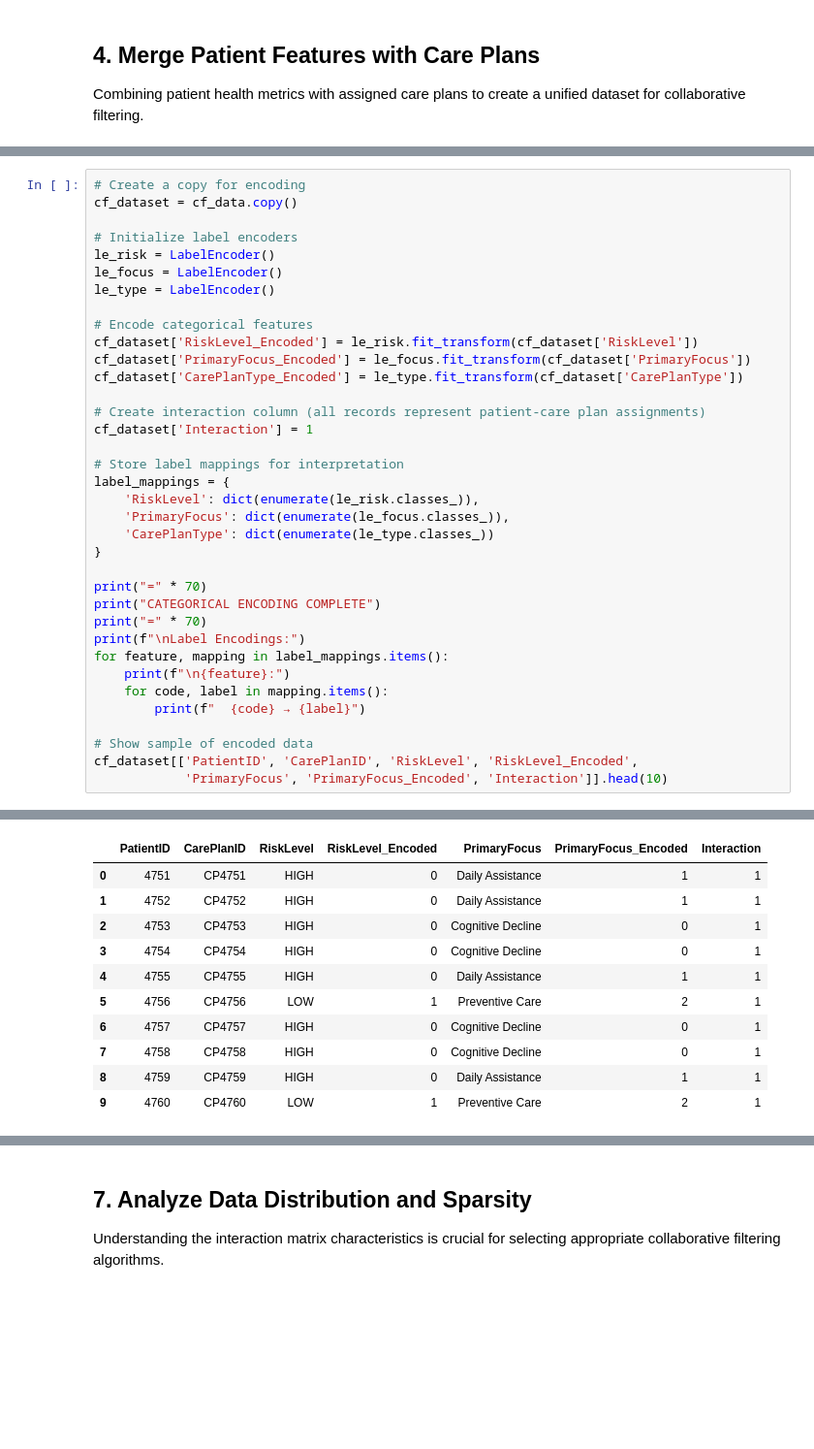
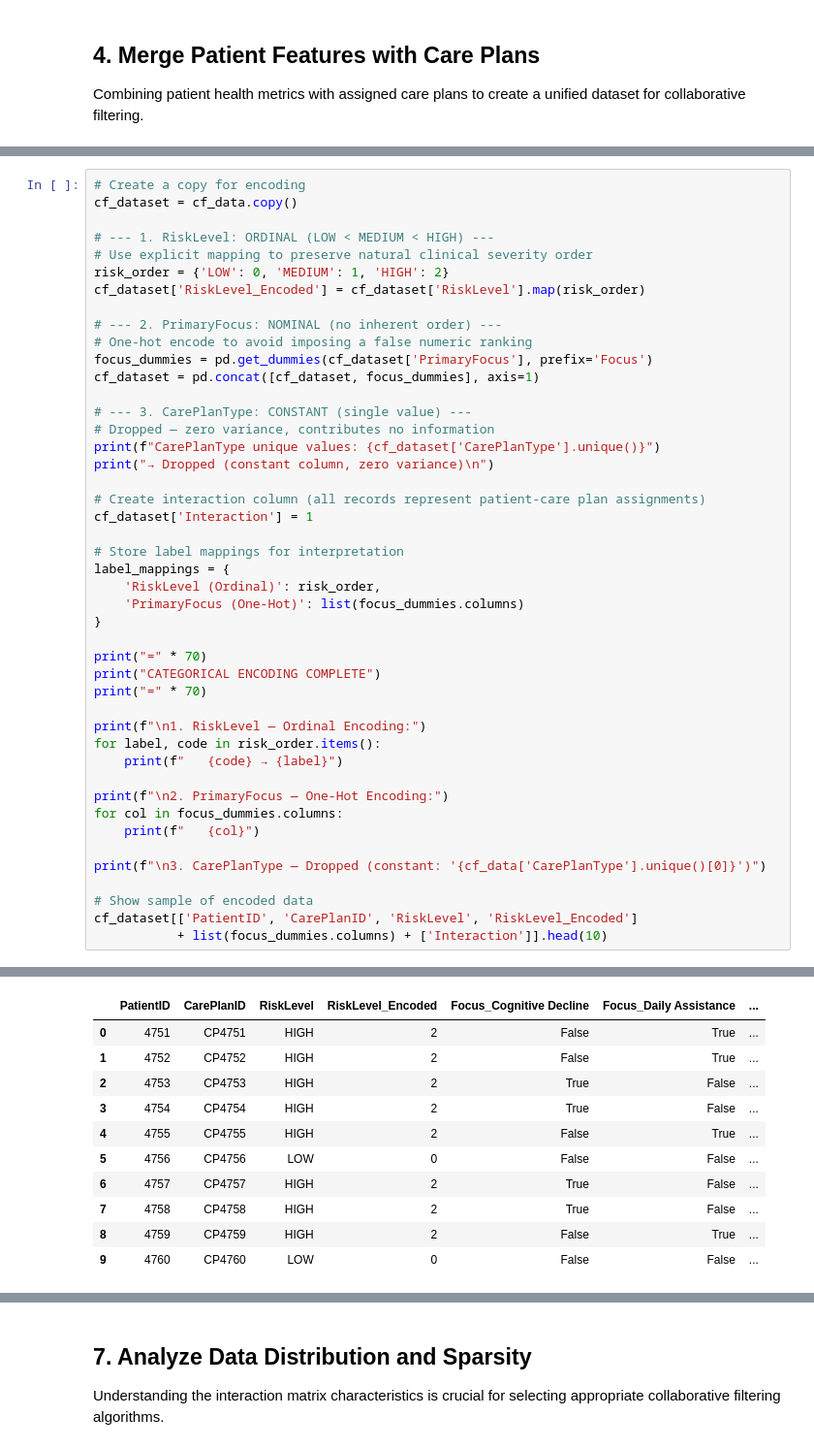
Before and after one commit to TechHive-4SAE11/alzheimers-ml-notebooks, a Jupyter notebook: care-plan-collaborative-filtering-prep.ipynb, the cells around one changed output, grey strips where cells are left out. Shown at 97% size. Drawn from its saved outputs; the diff is of its cells as text; blank space fills up the shorter version.

```diff
--- a/care-plan-collaborative-filtering-prep.ipynb
+++ b/care-plan-collaborative-filtering-prep.ipynb
@@ -224,36 +269,45 @@ Preparing categorical care plan features for machine learning by encoding them n
 # Create a copy for encoding
 cf_dataset = cf_data.copy()
 
-# Initialize label encoders
-le_risk = LabelEncoder()
-le_focus = LabelEncoder()
-le_type = LabelEncoder()
+# --- 1. RiskLevel: ORDINAL (LOW < MEDIUM < HIGH) ---
+# Use explicit mapping to preserve natural clinical severity order
+risk_order = {'LOW': 0, 'MEDIUM': 1, 'HIGH': 2}
+cf_dataset['RiskLevel_Encoded'] = cf_dataset['RiskLevel'].map(risk_order)
 
-# Encode categorical features
-cf_dataset['RiskLevel_Encoded'] = le_risk.fit_transform(cf_dataset['RiskLevel'])
-cf_dataset['PrimaryFocus_Encoded'] = le_focus.fit_transform(cf_dataset['PrimaryFocus'])
-cf_dataset['CarePlanType_Encoded'] = le_type.fit_transform(cf_dataset['CarePlanType'])
+# --- 2. PrimaryFocus: NOMINAL (no inherent order) ---
+# One-hot encode to avoid imposing a false numeric ranking
+focus_dummies = pd.get_dummies(cf_dataset['PrimaryFocus'], prefix='Focus')
+cf_dataset = pd.concat([cf_dataset, focus_dummies], axis=1)
+
+# --- 3. CarePlanType: CONSTANT (single value) ---
+# Dropped — zero variance, contributes no information
+print(f"CarePlanType unique values: {cf_dataset['CarePlanType'].unique()}")
+print("→ Dropped (constant column, zero variance)\n")
 
 # Create interaction column (all records represent patient-care plan assignments)
 cf_dataset['Interaction'] = 1
 
 # Store label mappings for interpretation
 label_mappings = {
-    'RiskLevel': dict(enumerate(le_risk.classes_)),
-    'PrimaryFocus': dict(enumerate(le_focus.classes_)),
-    'CarePlanType': dict(enumerate(le_type.classes_))
+    'RiskLevel (Ordinal)': risk_order,
+    'PrimaryFocus (One-Hot)': list(focus_dummies.columns)
 }
 
 print("=" * 70)
 print("CATEGORICAL ENCODING COMPLETE")
 print("=" * 70)
-print(f"\nLabel Encodings:")
-for feature, mapping in label_mappings.items():
-    print(f"\n{feature}:")
-    for code, label in mapping.items():
-        print(f"  {code} → {label}")
+
+print(f"\n1. RiskLevel — Ordinal Encoding:")
+for label, code in risk_order.items():
+    print(f"   {code} → {label}")
+
+print(f"\n2. PrimaryFocus — One-Hot Encoding:")
+for col in focus_dummies.columns:
+    print(f"   {col}")
+
+print(f"\n3. CarePlanType — Dropped (constant: '{cf_data['CarePlanType'].unique()[0]}')")
 
 # Show sample of encoded data
-cf_dataset[['PatientID', 'CarePlanID', 'RiskLevel', 'RiskLevel_Encoded',
-            'PrimaryFocus', 'PrimaryFocus_Encoded', 'Interaction']].head(10)
+cf_dataset[['PatientID', 'CarePlanID', 'RiskLevel', 'RiskLevel_Encoded']
+           + list(focus_dummies.columns) + ['Interaction']].head(10)
 # %% [output]
@@ -278,14 +332,14 @@ CarePlanType:
-|  | PatientID | CarePlanID | RiskLevel | RiskLevel_Encoded | PrimaryFocus | PrimaryFocus_Encoded | Interaction |
-| 0 | 4751 | CP4751 | HIGH | 0 | Daily Assistance | 1 | 1 |
-| 1 | 4752 | CP4752 | HIGH | 0 | Daily Assistance | 1 | 1 |
-| 2 | 4753 | CP4753 | HIGH | 0 | Cognitive Decline | 0 | 1 |
-| 3 | 4754 | CP4754 | HIGH | 0 | Cognitive Decline | 0 | 1 |
-| 4 | 4755 | CP4755 | HIGH | 0 | Daily Assistance | 1 | 1 |
-| 5 | 4756 | CP4756 | LOW | 1 | Preventive Care | 2 | 1 |
-| 6 | 4757 | CP4757 | HIGH | 0 | Cognitive Decline | 0 | 1 |
-| 7 | 4758 | CP4758 | HIGH | 0 | Cognitive Decline | 0 | 1 |
-| 8 | 4759 | CP4759 | HIGH | 0 | Daily Assistance | 1 | 1 |
-| 9 | 4760 | CP4760 | LOW | 1 | Preventive Care | 2 | 1 |
+|  | PatientID | CarePlanID | RiskLevel | RiskLevel_Encoded | Focus_Cognitive Decline | Focus_Daily Assistance | ... |
+| 0 | 4751 | CP4751 | HIGH | 2 | False | True | ... |
+| 1 | 4752 | CP4752 | HIGH | 2 | False | True | ... |
+| 2 | 4753 | CP4753 | HIGH | 2 | True | False | ... |
+| 3 | 4754 | CP4754 | HIGH | 2 | True | False | ... |
+| 4 | 4755 | CP4755 | HIGH | 2 | False | True | ... |
+| 5 | 4756 | CP4756 | LOW | 0 | False | False | ... |
+| 6 | 4757 | CP4757 | HIGH | 2 | True | False | ... |
+| 7 | 4758 | CP4758 | HIGH | 2 | True | False | ... |
+| 8 | 4759 | CP4759 | HIGH | 2 | False | True | ... |
+| 9 | 4760 | CP4760 | LOW | 0 | False | False | ... |
 # %% [markdown]
 ## 6. Organize Collaborative Filtering Structure
 
```
Also changed, not shown: parts of 22 cells of this notebook, 5 other files.
